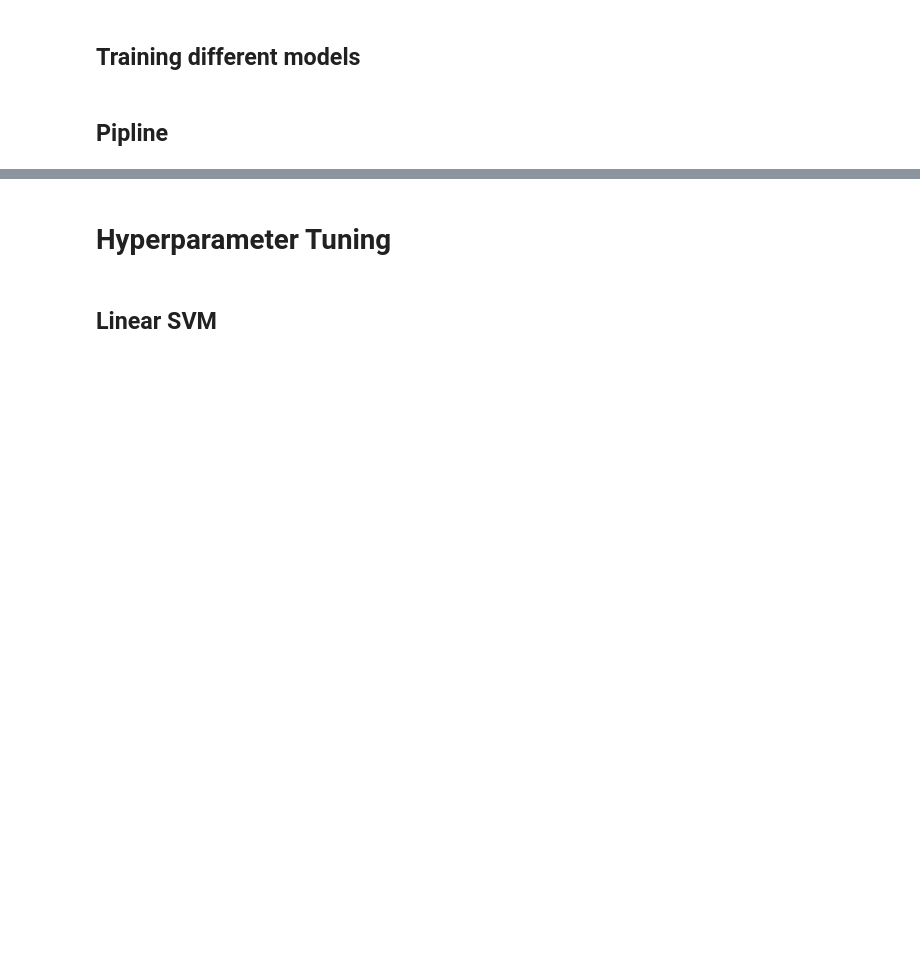
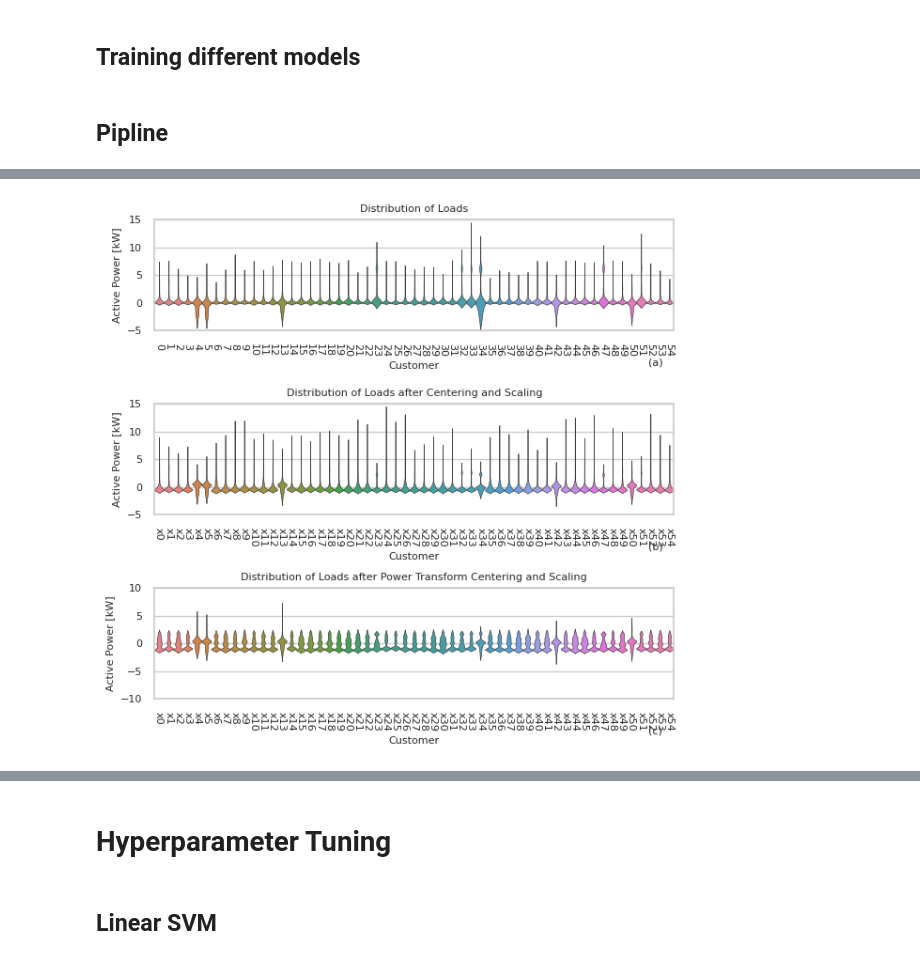
Before and after one commit to ejpalacios/modelfreeLV, a Jupyter notebook: Single_Network_Model.ipynb, the cells around one changed output, grey strips where cells are left out. Saved outputs shown, nothing was run; the diff lists cells and outputs as text; code cells hidden in the pictures; blank space fills up the shorter version.

```diff
--- a/Single_Network_Model.ipynb
+++ b/Single_Network_Model.ipynb
@@ -216,34 +240,35 @@ if PLOT:
     axes[0].set_title("Distribution of Loads",fontsize = 8)
     axes[0].set_xlabel("Customer",fontsize = 8)
     axes[0].set_ylabel("Active Power [kW]",fontsize = 8)
     axes[0].set_ylim(-5,15)
     axes[0].set_yticks(range(-5,20,5))
     axes[0].tick_params(axis='both', which='major', labelsize=8)
     axes[0].text(0.95, -0.25, "(a)", transform=axes[0].transAxes, fontsize=8, va='top')
     axes[0].set_xticklabels(axes[0].get_xticklabels(), rotation=-90)
 
     sns.violinplot(data=X_centered, ax = axes[1], width=1,inner = None, linewidth = 0.5)
     axes[1].set_title(f"Distribution of Loads after Centering and Scaling",fontsize = 8)
     axes[1].set_xlabel("Customer",fontsize = 8)
     axes[1].set_ylabel("Active Power [kW]",fontsize = 8)
     axes[1].set_ylim(-5,15)
     axes[1].set_yticks(range(-5,20,5))
     axes[1].tick_params(axis='both', which='major', labelsize=8)
     axes[1].text(0.95, -0.25, "(b)", transform=axes[1].transAxes, fontsize=8, va='top')
     axes[1].set_xticklabels(axes[1].get_xticklabels(), rotation=-90)
 
     sns.violinplot(data=X_centered_trans, ax = axes[2], width=1,inner = None, linewidth = 0.5)
     axes[2].set_title(f"Distribution of Loads after Power Transform Centering and Scaling",fontsize = 8)
     axes[2].set_xlabel("Customer",fontsize = 8)
     axes[2].set_ylabel("Active Power [kW]",fontsize = 8)
     axes[2].set_ylim(-10,10)
     axes[2].set_yticks(range(-10,15,5))
     axes[2].tick_params(axis='both', which='major', labelsize=8)
     axes[2].text(0.95, -0.25, "(c)", transform=axes[2].transAxes, fontsize=8, va='top')
     axes[2].set_xticklabels(axes[2].get_xticklabels(), rotation=-90)
 
     plt.tight_layout()
-    plt.rcParams['font.family'] = 'Times New Roman'
+# %% [output]
+[figure, added]
 # %%
 """# Parameters of pipelines can be set using '__' separated parameter names:
 param_grid = {
```
Also changed, not shown: parts of 13 cells of this notebook, 7 other files.
